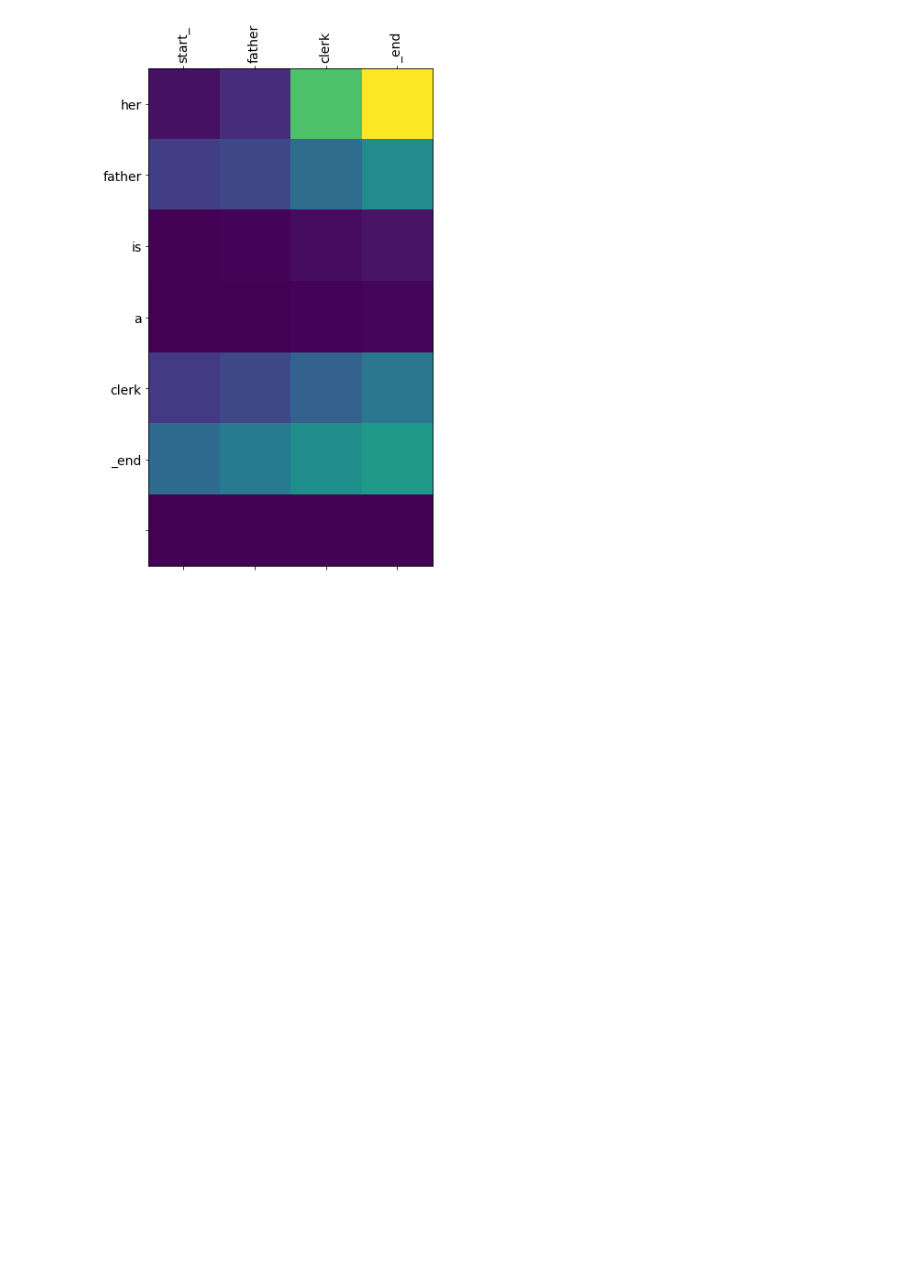
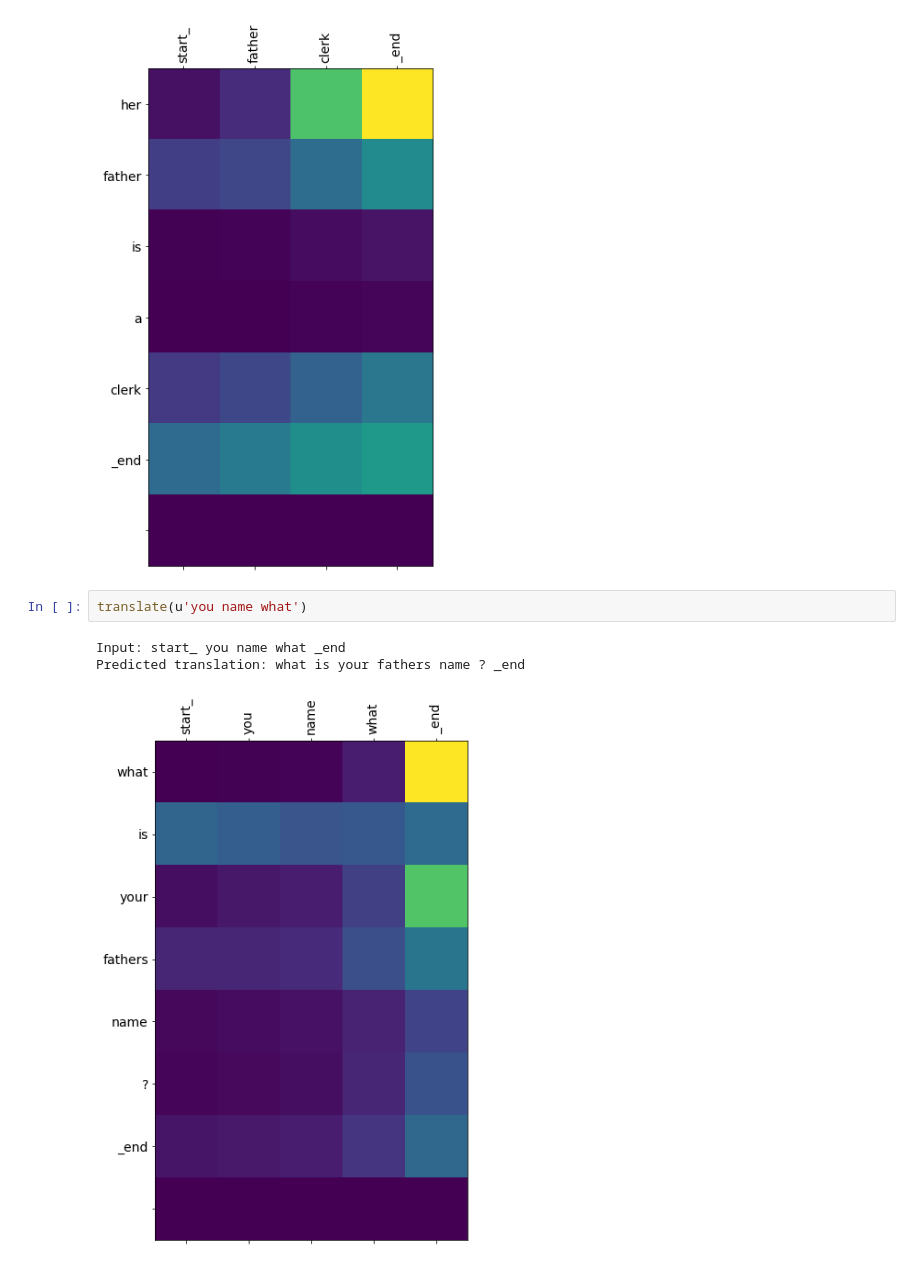
Before and after one commit to aditipatil0711/IndianSignLanguage_Final-Project, a Jupyter notebook: ISL_Phase_2/Encoder Decoder with attention.ipynb, the cells around one changed output. Saved outputs shown, nothing was run; the diff lists cells and outputs as text; blank space fills up the shorter version.

```diff
--- a/ISL_Phase_2/Encoder Decoder with attention.ipynb
+++ b/ISL_Phase_2/Encoder Decoder with attention.ipynb
@@ -481,3 +481,9 @@ translate(u'father clerk')
 Input: start_ father clerk _end
 Predicted translation: her father is a clerk _end
 [figure]
+# %%
+translate(u'you name what')
+# %% [output]
+Input: start_ you name what _end
+Predicted translation: what is your fathers name ? _end
+[figure, added]
```
Also changed, not shown: parts of 10 cells of this notebook.
